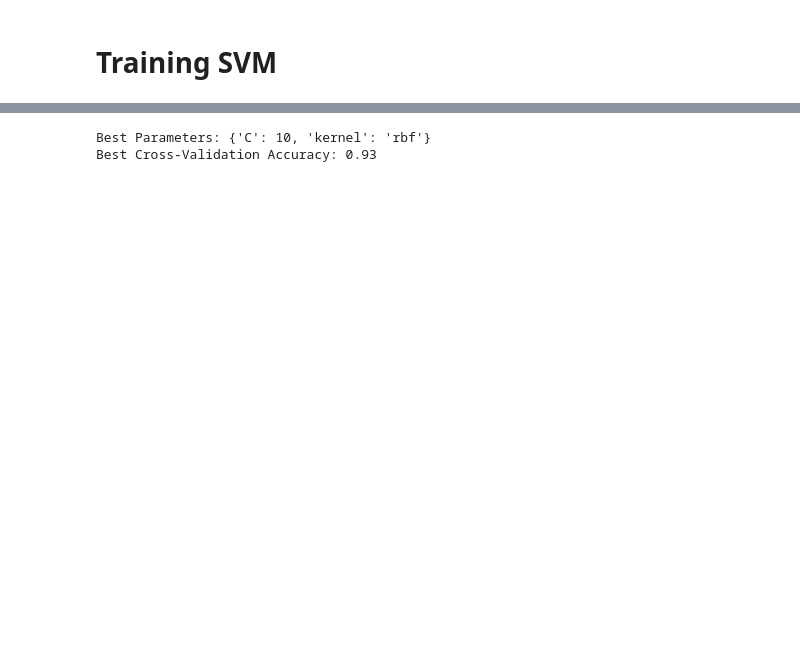
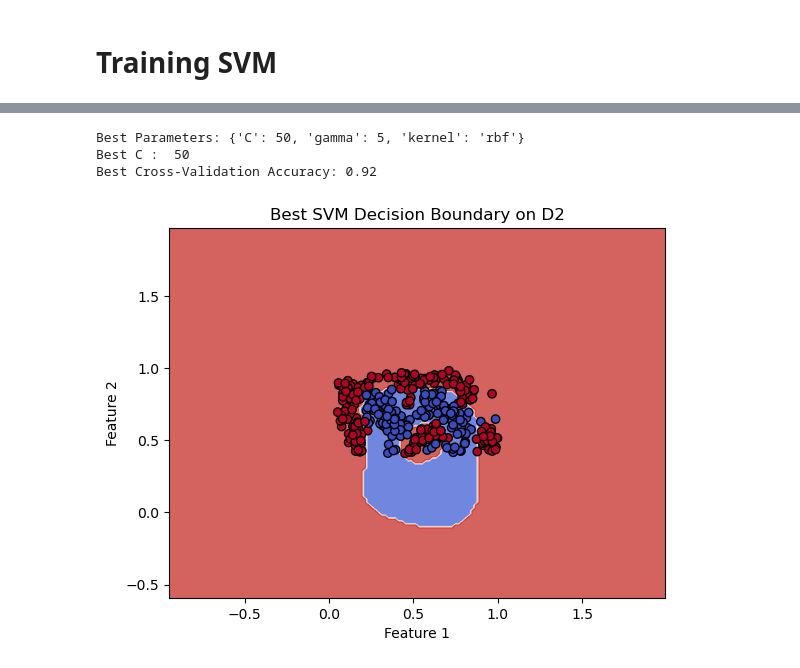
Before and after one commit to vicmon810/COMPSCI762_UOA, a Jupyter notebook: Assignment_3/Assignment3.ipynb, the cells around one changed output, grey strips where cells are left out. Saved outputs shown, nothing was run; the diff lists cells and outputs as text; code cells hidden in the pictures; blank space fills up the shorter version.

```diff
--- a/Assignment_3/Assignment3.ipynb
+++ b/Assignment_3/Assignment3.ipynb
@@ -198,33 +160,37 @@ AttributeError: 'numpy.float64' object has no attribute 'values'
 # %%
-from sklearn.model_selection import GridSearchCV
-
-
 X = d2.iloc[:, :-1].values
 y = d2.iloc[:, -1].values
 
 
 X_train,X_test,y_train, y_test = train_test_split(X,y, test_size=0.3)
 
 
 param_grid = [
-    {'kernel': ['linear'], 'C': [0.01, 0.1, 1, 10]},
-    {'kernel': ['rbf'], 'C': [0.01, 0.1, 1, 10]},
-    {'kernel': ['poly'], 'C': [0.01, 0.1, 1, 10]}
+    {'kernel': ['linear'], 'C': [0.01, 1, 10, 50]},
+    {'kernel': ['rbf'], 'C': [0.01, 1, 10, 50], 'gamma': [0.01, 1, 5]},
+    {'kernel': ['poly'], 'C': [0.01, 1, 10, 50],  'gamma': [0.01, 1, 5]}
 ]
 
 model = SVC()
 
 grid_search = GridSearchCV(model, param_grid, cv=loo, scoring='accuracy')
 
 # Fit the model
 grid_search.fit(X_train, y_train)
 
 # Get the best parameters
 best_params = grid_search.best_params_
+best_C = best_params["C"]
 best_score = grid_search.best_score_
 
 print(f"Best Parameters: {best_params}")
+print(f"Best C :  {best_C} ")
 print(f"Best Cross-Validation Accuracy: {best_score:.2f}")
+
+
+plot_decision_boundary(grid_search.best_estimator_, X_train, y_train, "Best SVM Decision Boundary on D2")
 # %% [output]
-Best Parameters: {'C': 10, 'kernel': 'rbf'}
-Best Cross-Validation Accuracy: 0.93
+Best Parameters: {'C': 50, 'gamma': 5, 'kernel': 'rbf'}
+Best C :  50
+Best Cross-Validation Accuracy: 0.92
+[figure, added]
```
Also changed, not shown: parts of 16 cells of this notebook, 2 other files.
